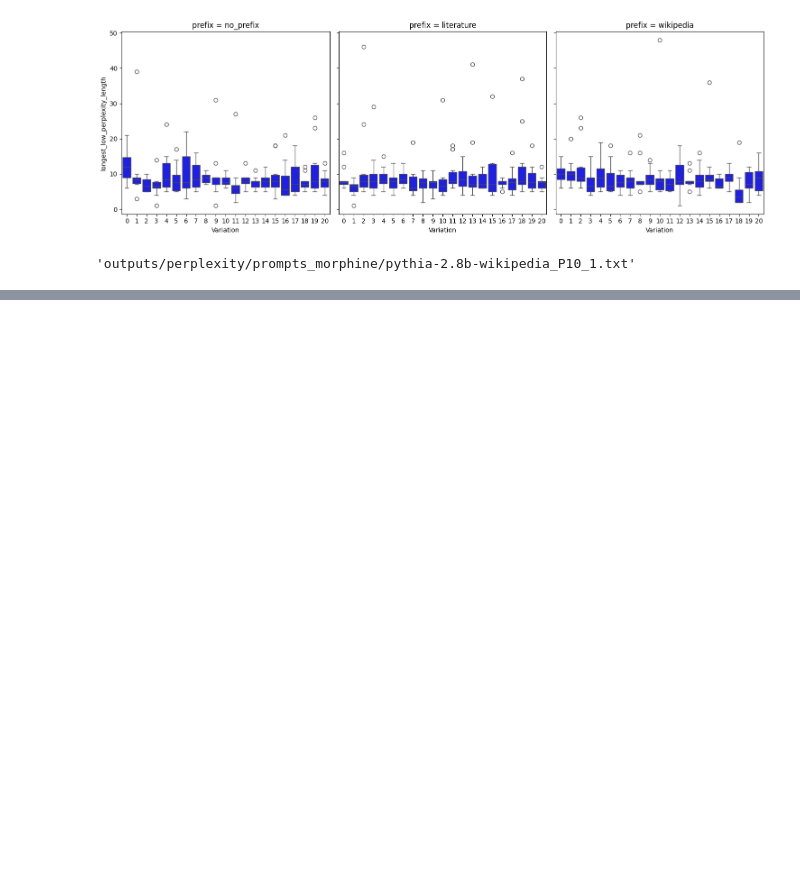
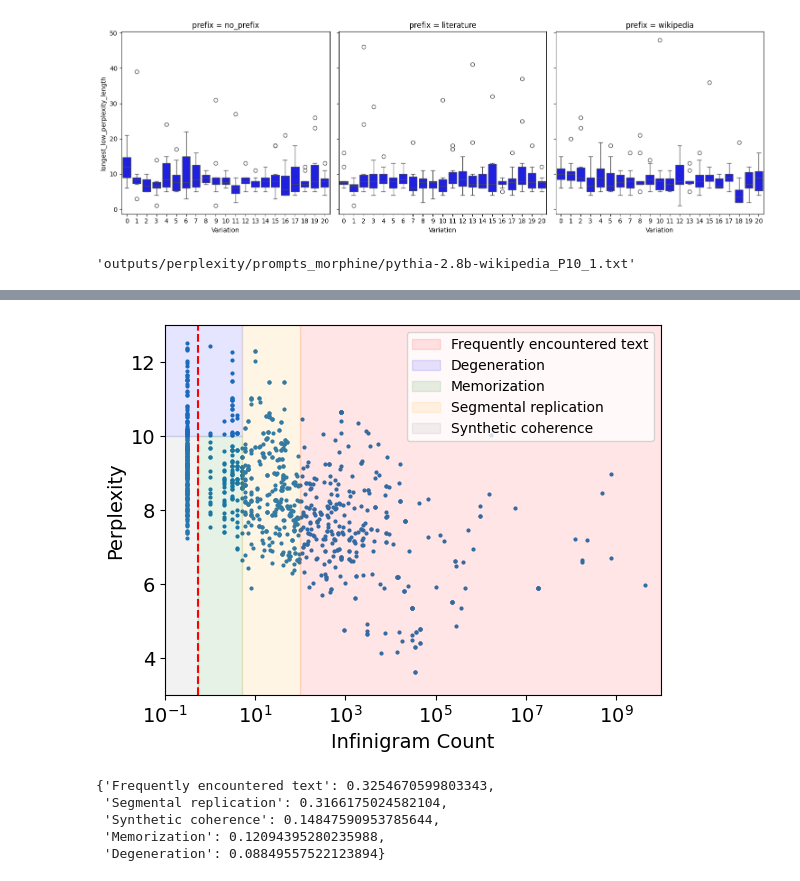
Before and after one commit to Reliable-Information-Lab-HEVS/ACL-2025-Low-perplexity-LLM-generated-sequences, a Jupyter notebook: analysis/variations_perp.ipynb, the cells around one changed output, grey strips where cells are left out. Saved outputs shown, nothing was run; the diff lists cells and outputs as text; code cells hidden in the pictures; blank space fills up the shorter version.

```diff
--- a/analysis/variations_perp.ipynb
+++ b/analysis/variations_perp.ipynb
@@ -277,0 +459,43 @@ TypeError: Series.count() takes 1 positional argument but 2 were given
+# %%
+# Filter the DataFrame for the "cyber" dataset
+
+dataset = 'cyber'
+dataset_df = df[df['dataset'] == dataset]
+
+# Create a scatter plot
+fig = plt.scatter(dataset_df['infinigram_count_adj'], dataset_df['perplexity'], s=4)
+plt.axvline(x=.55, color='r', linestyle='--')
+
+# Color region where count > 1000
+plt.fill_betweenx([0, 15], 100, 10000000000, color='red', alpha=0.1, label='Frequently encountered text')
+plt.fill_betweenx([10, 15], 0.1, 5, color='blue', alpha=0.1, label='Degeneration')
+plt.fill_betweenx([0, 10], 0.55, 5, color='green', alpha=0.1, label='Memorization')
+plt.fill_betweenx([0, 15], 5, 100, color='orange', alpha=0.1, label='Segmental replication')
+plt.fill_betweenx([0, 10], 0.1, 0.55, color='gray', alpha=0.1, label='Synthetic coherence')
+
+plt.legend(fontsize=10)
+
+plt.xlabel('Infinigram Count')
+plt.ylabel('Perplexity')
+
+plt.xlim(0.1, 1e10)
+plt.ylim(3, 13)
+
+plt.xscale('log')
+
+plt.savefig(f'../images/{dataset}_scatter.png', dpi=300, bbox_inches='tight')
+
+plt.show()
+
+# Calculate the counts for each category
+region_counts = dataset_df['category'].value_counts(normalize=True).to_dict()
+
+# Display the counts
+region_counts
+# %% [output]
+[figure, added]
+{'Frequently encountered text': 0.3254670599803343,
+ 'Segmental replication': 0.3166175024582104,
+ 'Synthetic coherence': 0.14847590953785644,
+ 'Memorization': 0.12094395280235988,
+ 'Degeneration': 0.08849557522123894}
```
Also changed, not shown: parts of 20 cells of this notebook, 5 other files.
